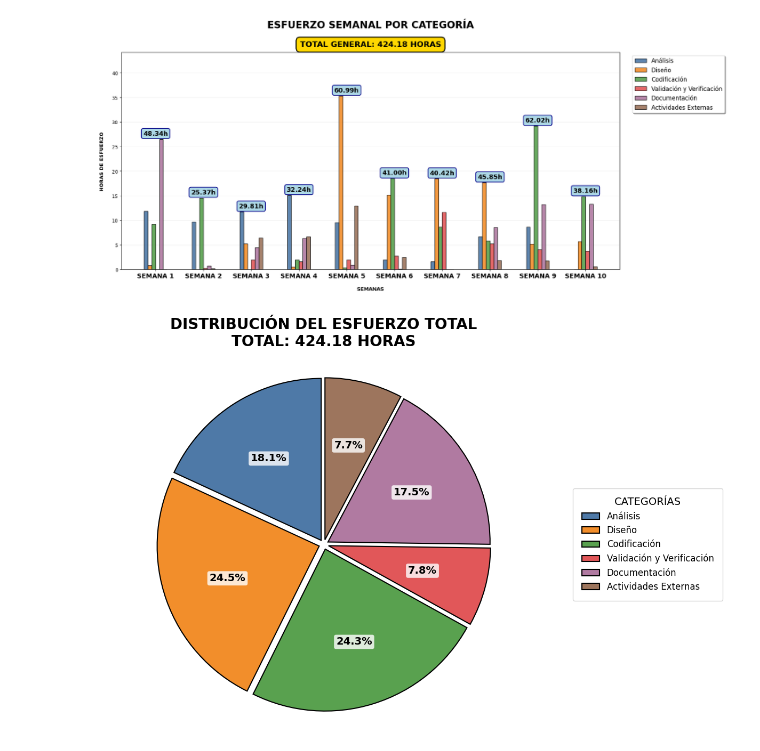
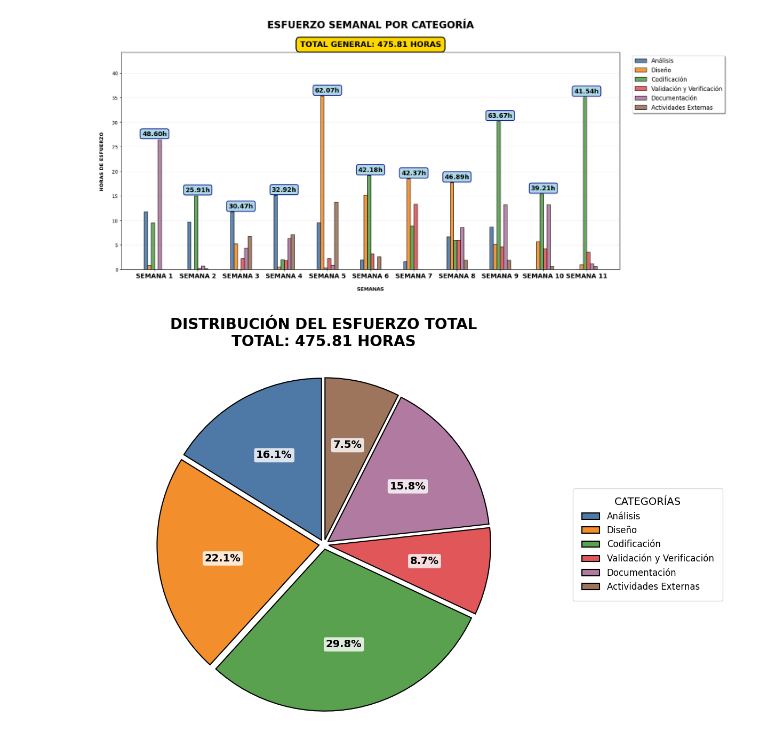
Before and after one commit to uarg-unpa/Kairos, a Jupyter notebook: registro de tiempos kairos.ipynb, the cells around one changed output. Cells and saved outputs as stored; diff of their text form; code cells hidden in the pictures.

```diff
--- a/registro de tiempos kairos.ipynb
+++ b/registro de tiempos kairos.ipynb
@@ -53,23 +53,23 @@ def horas_a_tiempo(horas_decimales):
 
 # Datos Semanales (extraídos de tu última tabla y completados con '00:00:00')
 datos_semanales_str = {
-    'Semana': [1, 2, 3, 4, 5, 6, 7, 8, 9, 10],
-    'Análisis': ['11:49:47', '09:42:10', '11:42:39', '15:05:18', '09:33:00', '02:00:00', '01:38:00', '06:43:00', '08:36:40', '00:00:00'],
-    'Diseño': ['00:50:13', '00:00:00', '05:36:00', '00:35:10', '37:30:29', '16:06:19', '19:37:42', '18:45:29', '05:30:06', '06:01:34'],
-    'Codificación': ['10:28:50', '16:32:42', '00:00:00', '02:13:01', '00:20:00', '21:03:00', '09:48:29', '06:37:00', '33:11:52', '16:55:23'],
-    'Validación y Verificación': ['00:00:00', '00:34:46', '05:14:46', '04:16:20', '05:14:00', '07:22:14', '31:04:11', '13:57:42', '10:45:15', '09:55:09'],
-    'Documentación': ['23:08:50', '00:38:08', '03:53:06', '05:31:54', '00:48:00', '00:05:00', '00:00:00', '07:30:00', '11:34:15', '11:35:39'],
-    'Actividades Externas': ['00:00:00', '00:45:33', '26:26:31', '27:41:43', '53:25:29', '10:10:29', '00:00:00', '07:30:00', '07:15:00','02:30:00']
+    'Semana': [1, 2, 3, 4, 5, 6, 7, 8, 9, 10, 11],
+    'Análisis': ['11:49:47', '09:42:10', '11:42:39', '15:05:18', '09:33:00', '02:00:00', '01:38:00', '06:43:00', '08:36:40', '00:00:00', '00:00:00'],
+    'Diseño': ['00:50:13', '00:00:00', '05:36:00', '00:35:10', '37:30:29', '16:06:19', '19:37:42', '18:45:29', '05:30:06', '06:01:34', '01:03:18'],
+    'Codificación': ['10:28:50', '16:32:42', '00:00:00', '02:13:01', '00:20:00', '21:03:00', '09:48:29', '06:37:00', '33:11:52', '16:55:23','38:39:28'],
+    'Validación y Verificación': ['00:00:00', '00:34:46', '05:14:46', '04:16:20', '05:14:00', '07:22:14', '31:04:11', '13:57:42', '10:45:15', '09:55:09', '08:11:27'],
+    'Documentación': ['23:08:50', '00:38:08', '03:53:06', '05:31:54', '00:48:00', '00:05:00', '00:00:00', '07:30:00', '11:34:15', '11:35:39', '01:03:18'],
+    'Actividades Externas': ['00:00:00', '00:45:33', '26:26:31', '27:41:43', '53:25:29', '10:10:29', '00:00:00', '07:30:00', '07:15:00','02:30:00', '2:40:00']
 }
 
 # Totales Objetivo (La fila 'Total' que deseas que se cumpla)
 totales_objetivo_str = {
     'Análisis': '76:50:34',
-    'Diseño': '104:06:49',
-    'Codificación': '102:59:11',
-    'Validación y Verificación': '33:13:39',
-    'Documentación': '74:08:43',
-    'Actividades Externas': '32:52:08'
+    'Diseño': '105:10:07',
+    'Codificación': '141:38:39',
+    'Validación y Verificación': '41:25:06',
+    'Documentación': '75:12:01',
+    'Actividades Externas': '35:32:08'
 }
 total_general_objetivo_str = '300:20:16'
 
@@ -179,35 +179,35 @@ for i, row in df_escalado_h.iterrows():
     row_t = [horas_a_tiempo(row[c]) for c in categorias]
     total_t = horas_a_tiempo(row['Total Semanal'])
 
     # Imprimir fila con formato hh:mm:ss
     print(
         f"{row['Semana']:<8.0f} " +
         f"{row_t[0]:<13} " +
         f"{row_t[1]:<13} " +
         f"{row_t[2]:<13} " +
         f"{row_t[3]:<27} " +
         f"{row_t[4]:<13} " +
         f"{row_t[5]:<13} " +
         f"{total_t:<13}"
     )
 
 # Bloque de Totales
 print("\n" + "="*70)
 print("TOTALES POR CATEGORÍA:")
 print("="*70)
 
 for c in categorias:
     total_h = totales_categorias_final_h[c]
     total_t = horas_a_tiempo(total_h)
     porcentaje = (total_h / total_general_final_h) * 100
     print(f"{c:<26}: {total_t:>10} ({porcentaje:>5.1f}%)")
 
 total_general_t = horas_a_tiempo(total_general_final_h)
 print(f"\n{'TOTAL GENERAL':<26}: {total_general_t:>10} (Objetivo: {total_general_objetivo_str})")
 print("="*70)
 # %% [output]
-[figure, old version]
+[figure, new version]
-[figure, old version]
+[figure, new version]
 ========================================================================================================================
                               RESUMEN COMPLETO DE ESFUERZO (NORMALIZADO A TOTALES FINALES)
 ========================================================================================================================
```
Also changed, not shown: parts of 1 cell of this notebook, 54 other files.
